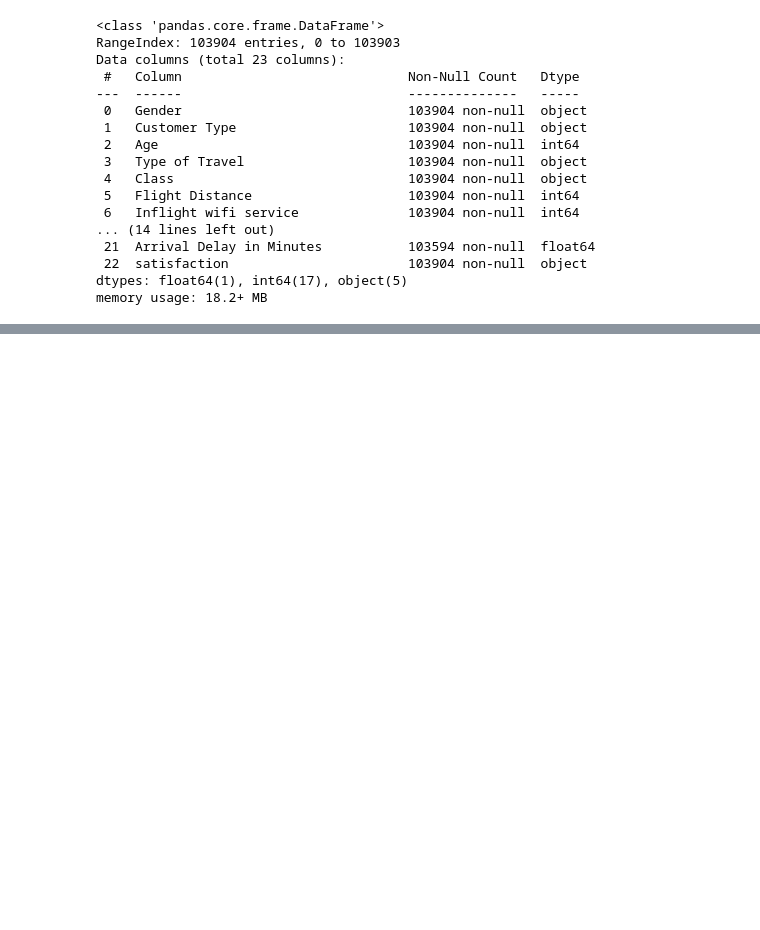
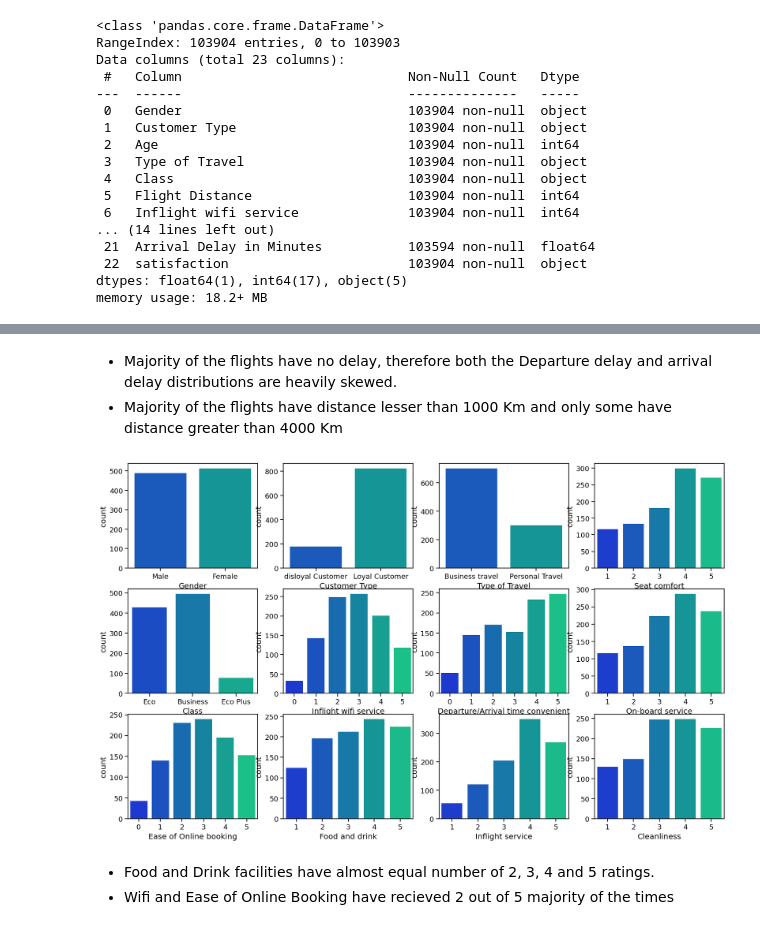
Before and after one commit to ortizfram/Airline-Passenger-Satisfaction, a Jupyter notebook: Airline_passengers_satisfaction.ipynb, the cells around one changed output, grey strips where cells are left out. Cells and saved outputs as stored; diff of their text form; code cells hidden in the pictures; blank space fills up the shorter version.

```diff
--- a/Airline_passengers_satisfaction.ipynb
+++ b/Airline_passengers_satisfaction.ipynb
@@ -65,0 +117,22 @@ memory usage: 18.2+ MB
+# %% [markdown]
+- Majority of the flights have no delay, therefore both the Departure delay and arrival delay distributions are heavily skewed.
+- Majority of the flights have distance lesser than 1000 Km and only some have distance greater than 4000 Km
+# %%
+fig, axes = plt.subplots(3, 4, figsize = (20, 12))
+sns.countplot(x = 'Gender', data = sample_data, palette= 'winter', ax = axes[0, 0]);
+sns.countplot(x = 'Customer Type', data = sample_data, palette= 'winter', ax = axes[0, 1]);
+sns.countplot(x = 'Type of Travel', data = sample_data, palette= 'winter', ax = axes[0, 2]);
+sns.countplot(x = 'Seat comfort', data = sample_data, palette= 'winter', ax = axes[0, 3]);
+sns.countplot(x = 'Class', data = sample_data, palette= 'winter', ax = axes[1, 0]);
+sns.countplot(x = 'Inflight wifi service', data = sample_data, palette= 'winter', ax = axes[1, 1]);
+sns.countplot(x = 'Departure/Arrival time convenient', data = sample_data, palette= 'winter', ax = axes[1, 2]);
+sns.countplot(x = 'On-board service', data = sample_data, palette= 'winter', ax = axes[1, 3]);
+sns.countplot(x = 'Ease of Online booking', data = sample_data, palette= 'winter', ax = axes[2, 0]);
+sns.countplot(x = 'Food and drink', data = sample_data, palette= 'winter', ax = axes[2, 1]);
+sns.countplot(x = 'Inflight service', data = sample_data, palette= 'winter', ax = axes[2, 2]);
+sns.countplot(x = 'Cleanliness', data = sample_data, palette= 'winter', ax = axes[2, 3]);
+# %% [output]
+[figure, added]
+# %% [markdown]
+- Food and Drink facilities have almost equal number of 2, 3, 4 and 5 ratings.
+- Wifi and Ease of Online Booking have recieved 2 out of 5 majority of the times
```
Also changed, not shown: parts of 13 cells of this notebook.
